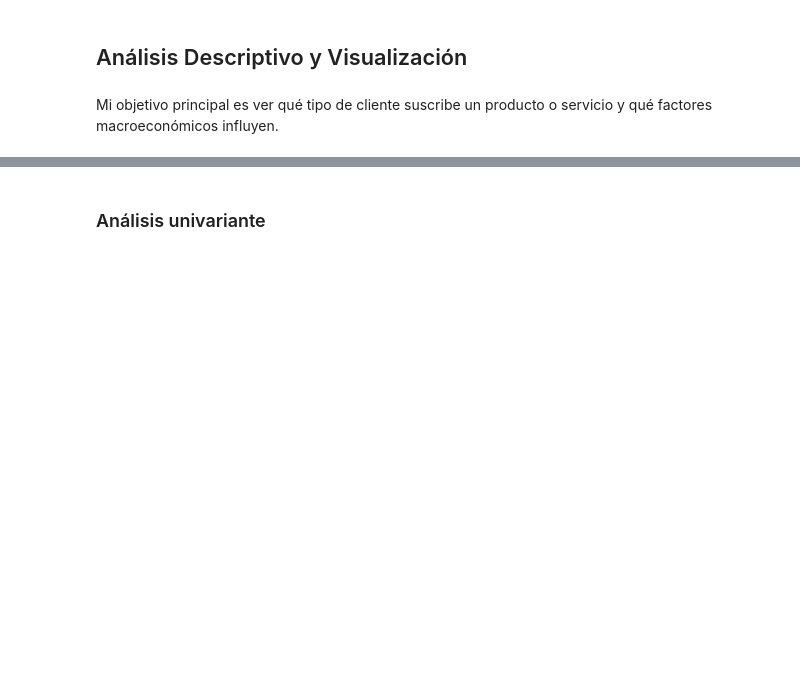
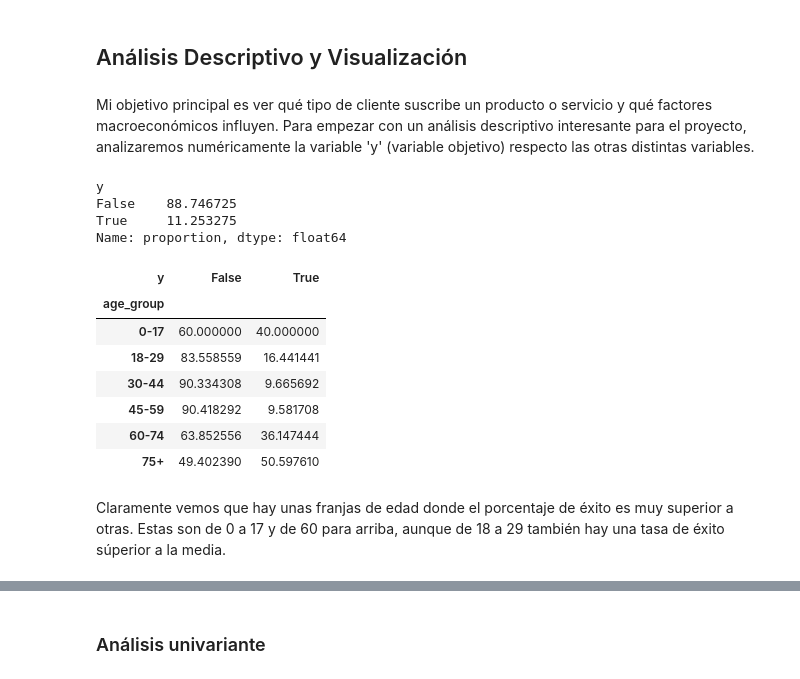
Before and after one commit to claudiarm2002/DataProject-Python-for-Data, a Jupyter notebook: DataProject_PythonForData.ipynb, the cells around one changed output, grey strips where cells are left out. Drawn from its saved outputs; the diff is of its cells as text; code cells hidden in the pictures; blank space fills up the shorter version.

Commit message:
Iniciando análisis descriptivo

```diff
--- a/DataProject_PythonForData.ipynb
+++ b/DataProject_PythonForData.ipynb
@@ -979,4 +979,32 @@ data_merged['id_'].duplicated().sum()
 # %% [markdown]
 ## Análisis Descriptivo y Visualización
 # %% [markdown]
-Mi objetivo principal es ver qué tipo de cliente suscribe un producto o servicio y qué factores macroeconómicos influyen.
+Mi objetivo principal es ver qué tipo de cliente suscribe un producto o servicio y qué factores macroeconómicos influyen. Para empezar con un análisis descriptivo interesante para el proyecto, analizaremos numéricamente la variable 'y' (variable objetivo) respecto las otras distintas variables.
+# %%
+# Porcentaje de la variable objetivo 'y'
+data_merged['y'].value_counts(normalize=True)*100
+# %% [output]
+y
+False    88.746725
+True     11.253275
+Name: proportion, dtype: float64
+# %%
+# Divido la variable 'age' en grupos de edad
+bins = [0, 18, 30, 45, 60, 75, 100] #
+labels = ['0-17', '18-29', '30-44', '45-59', '60-74', '75+']
+data_merged['age_group'] = pd.cut(data_merged['age'], bins=bins, labels=labels, right=False)
+# Muestro el porcentaje de la variable objetivo 'y' segmentada por grupos de edad para cada grupo.
+age_group_y_percentage = data_merged.groupby('age_group')['y'].value_counts(normalize=True) * 100
+age_group_y_percentage = age_group_y_percentage.unstack().fillna(0)
+age_group_y_percentage
+# %% [output]
+| y | False | True |
+| age_group |  |  |
+| 0-17 | 60.000000 | 40.000000 |
+| 18-29 | 83.558559 | 16.441441 |
+| 30-44 | 90.334308 | 9.665692 |
+| 45-59 | 90.418292 | 9.581708 |
+| 60-74 | 63.852556 | 36.147444 |
+| 75+ | 49.402390 | 50.597610 |
+# %% [markdown]
+Claramente vemos que hay unas franjas de edad donde el porcentaje de éxito es muy superior a otras. Estas son de 0 a 17 y de 60 para arriba, aunque de 18 a 29 también hay una tasa de éxito súperior a la media.
```
Also changed, not shown: parts of 22 cells of this notebook.
